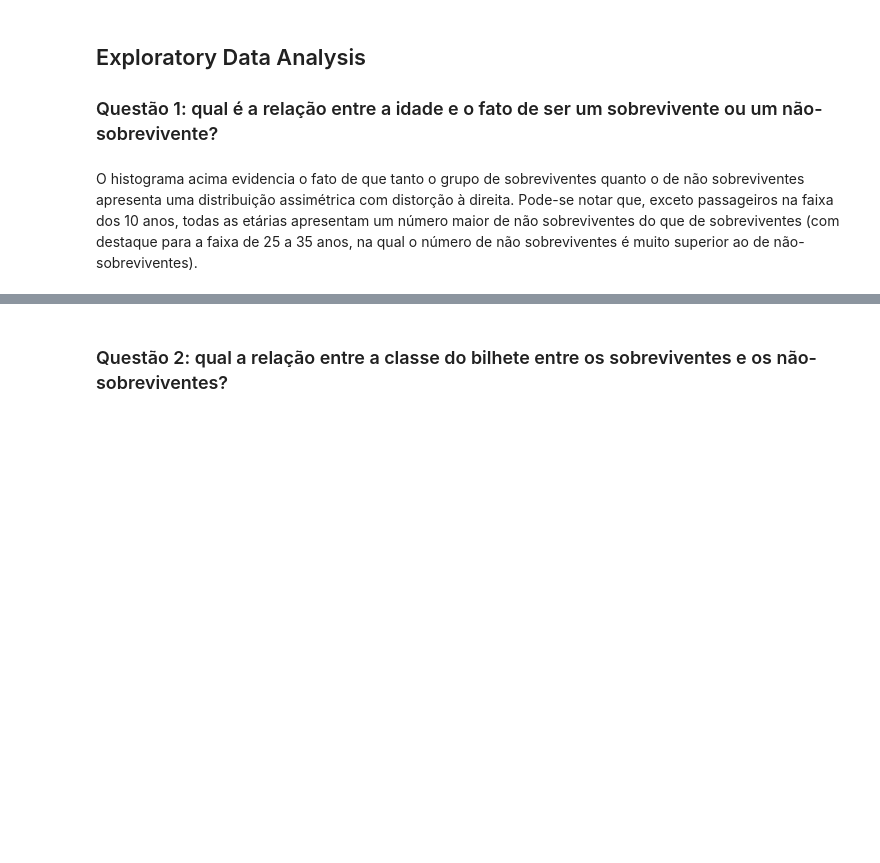
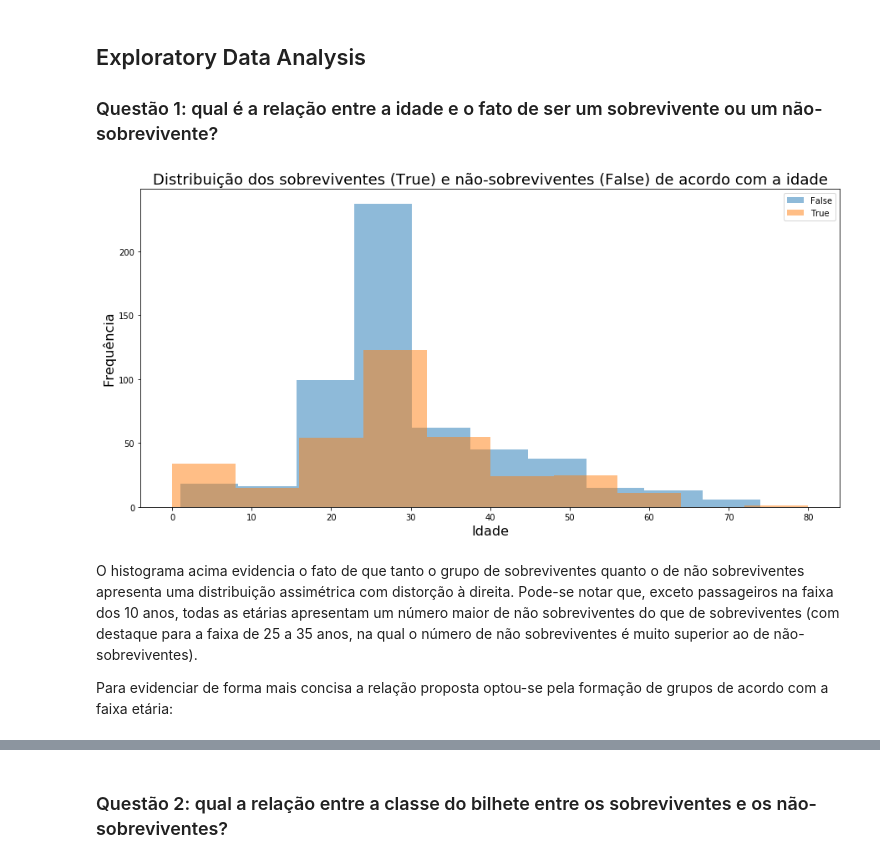
Before and after one commit to andersonmatheus/udacity-fds1-project_2, a Jupyter notebook: Project 2.ipynb, the cells around one changed output, grey strips where cells are left out. Drawn from its saved outputs; the diff is of its cells as text; code cells hidden in the pictures; blank space fills up the shorter version.

```diff
--- a/Project 2.ipynb
+++ b/Project 2.ipynb
@@ -143,2 +201,26 @@ plt.legend();
+# %%
+# definição do tamanho padrão para a fonte aplicada a legenda dos eixos
+axis_text_fontsize = 16
+
+# definição do tamanho padrão dos gráficos utilizados na análise
+standard_figsize = (15,7)
+
+# definição do tamanho padrão para o título dos gráficos
+standard_title_fontsize = 18
+
+df.groupby('survived')['age'].plot.hist(alpha=0.5, figsize=standard_figsize);
+
+# definição dos textos dos eixos e do título
+plt.ylabel('Frequência', fontsize=axis_text_fontsize);
+plt.xlabel('Idade', fontsize=axis_text_fontsize);
+plt.title('Distribuição dos sobreviventes (True) e não-sobreviventes (False) de acordo com a idade', \
+          fontsize=standard_title_fontsize);
+
+#mostrar legenda
+plt.legend();
+# %% [output]
+[figure, added]
 # %% [markdown]
 O histograma acima evidencia o fato de que tanto o grupo de sobreviventes quanto o de não sobreviventes apresenta uma distribuição assimétrica com distorção à direita. Pode-se notar que, exceto passageiros na faixa dos 10 anos, todas as etárias apresentam um número maior de não sobreviventes do que de sobreviventes (com destaque para a faixa de 25 a 35 anos, na qual o número de não sobreviventes é muito superior ao de não-sobreviventes).
+
+Para evidenciar de forma mais concisa a relação proposta optou-se pela formação de grupos de acordo com a faixa etária:
```
Also changed, not shown: parts of 22 cells of this notebook, 4 other files.
